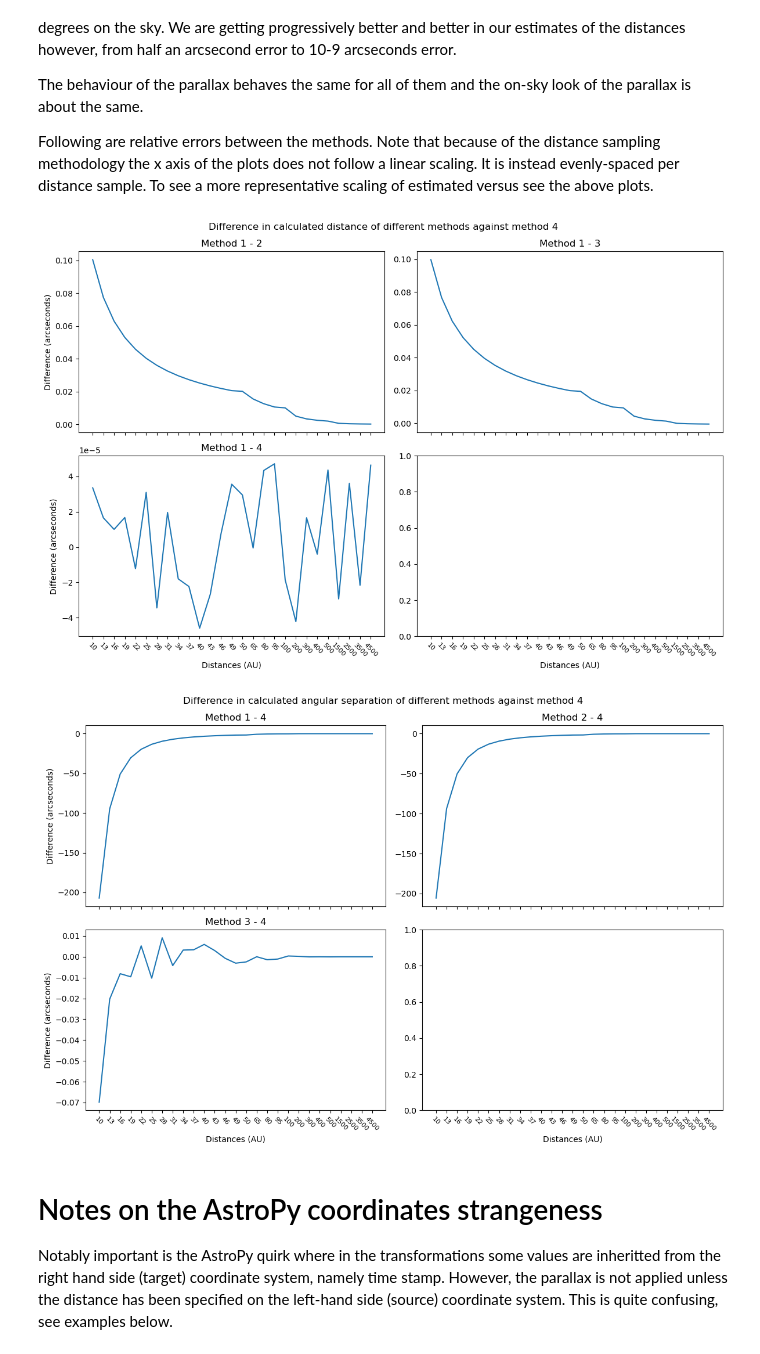
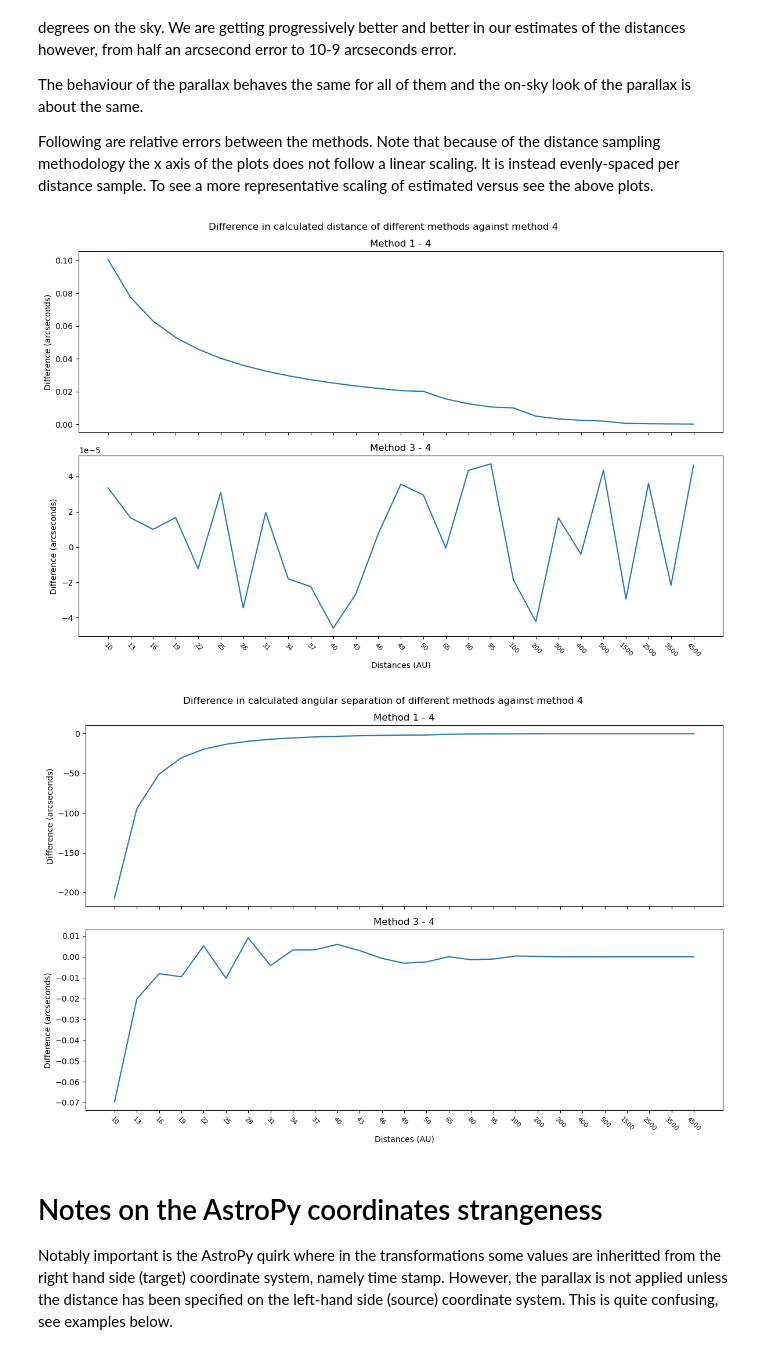
Before and after one commit to DinoBektesevic/region_search_example, a Jupyter notebook: 02_accounting_parallax.ipynb, the cells around one changed output. Saved outputs shown, nothing was run; the diff lists cells and outputs as text; code cells hidden in the pictures.

```diff
--- a/02_accounting_parallax.ipynb
+++ b/02_accounting_parallax.ipynb
@@ -353,6 +426,30 @@ A Sep(i2, ans): 1.1764886101467386e-07 arcseconds
 # 3. Minimization via guesses
 # %%
 def correct_parallax3(icrs, obstime, point_on_earth, guess_distance):
+    """Given an ICRS coordinate returns an ICRS coordinate corrected for
+    the parallax that would occur if the point was at a given guess distance from the Sun.
+
+    This is achieved by moving the given ICRS to Earth as origin, sampling a series
+    of distances down that line of sight and then converting them to ICRS. The converted
+    ICRS coordinate whose distance most closely matches the guess distance is returned as
+    the result.
+
+    Parameters
+    ----------
+    icrs : `~astropy.coordinates.ICRS`
+        Given ICRS coordinate (the coordinate as reported by header)
+    obstime : `~astropy.time.Time`
+        Time of observation
+    point_on_earth : `~astropy.coordinates.EarthLocation`
+        Location from which the observation was made from, observatory location.
+    guess_distance : `float`
+        Guess distance at which we suspect our object is, in AU.
+
+    Returns
+    -------
+    corrected : `~astropy.coordinates.ICRS`
+        ICRS coordinate corrected for the parallax.
+    """
     loc = (
         point_on_earth.x.to(u.m).value,
         point_on_earth.y.to(u.m).value,
@@ -728,43 +857,38 @@ a3 = np.array([i.arcsec for i in angsep3])
 d4 = np.array([i.AU for i in objdist4])
 a4 = np.array([i.arcsec for i in angsep4])
 # %%
-fig, ax = plt.subplots(2, 2, figsize=(12, 8), sharex=True)
+fig, ax = plt.subplots(2, figsize=(12, 8), sharex=True)
 
 
-ax[0,0].plot(d1-d4, label="1 - 2")
-ax[0,0].set_title("Method 1 - 2")
-ax[0,0].set_ylabel("Difference (arcseconds)")
-ax[0,1].plot(d2-d4, label="1 - 3")
-ax[0,1].set_title("Method 1 - 3")
-ax[1,0].plot(d3-d4, label="1-4")
-ax[1,0].set_ylabel("Difference (arcseconds)")
-ax[1,0].set_title("Method 1 - 4")
-ax[1,0].set_xlabel("Distances (AU)")
-ax[1,1].set_xlabel("Distances (AU)")
+ax[0].plot(d1-d4, label="1 - 4")
+ax[0].set_title("Method 1 - 4")
+ax[0].set_ylabel("Difference (arcseconds)")
+ax[1].plot(d3-d4, label="3-4")
+ax[1].set_ylabel("Difference (arcseconds)")
+ax[1].set_title("Method 3 - 4")
+ax[1].set_xlabel("Distances (AU)")
+ax[1].set_xlabel("Distances (AU)")
 
 idx = range(len(distances))
 for a in ax.ravel():
     a.set_xticks(range(len(distances)))
     a.set_xticklabels(distances, fontsize=8, rotation=-45)
 
 
 _ = fig.suptitle("Difference in calculated distance of different methods against method 4")
 plt.tight_layout()
 # %% [output]
-[figure, old version]
+[figure, new version]
 # %%
-fig, ax = plt.subplots(2, 2, figsize=(12, 8), sharex=True)
+fig, ax = plt.subplots(2, figsize=(12, 8), sharex=True)
 
-ax[0,0].plot(a1-a4, label="1 - 4")
-ax[0,0].set_title("Method 1 - 4")
-ax[0,0].set_ylabel("Difference (arcseconds)")
-ax[0,1].plot(a2-a4, label="2 - 4")
-ax[0,1].set_title("Method 2 - 4")
-ax[1,0].plot(a3-a4, label="3-4")
-ax[1,0].set_title("Method 3 - 4")
-ax[1,0].set_ylabel("Difference (arcseconds)")
-ax[1,0].set_xlabel("Distances (AU)")
-ax[1,1].set_xlabel("Distances (AU)")
+ax[0].plot(a1-a4, label="1 - 4")
+ax[0].set_title("Method 1 - 4")
+ax[0].set_ylabel("Difference (arcseconds)")
+ax[1].plot(a3-a4, label="3-4")
+ax[1].set_title("Method 3 - 4")
+ax[1].set_ylabel("Difference (arcseconds)")
+ax[1].set_xlabel("Distances (AU)")
 
 idx = range(len(distances))
 for a in ax.ravel():
@@ -774,7 +898,7 @@ for a in ax.ravel():
 _ = fig.suptitle("Difference in calculated angular separation of different methods against method 4")
 plt.tight_layout()
 # %% [output]
-[figure, old version]
+[figure, new version]
 # %% [markdown]
 # Notes on the AstroPy coordinates strangeness
 
```
Also changed, not shown: parts of 19 cells of this notebook.
